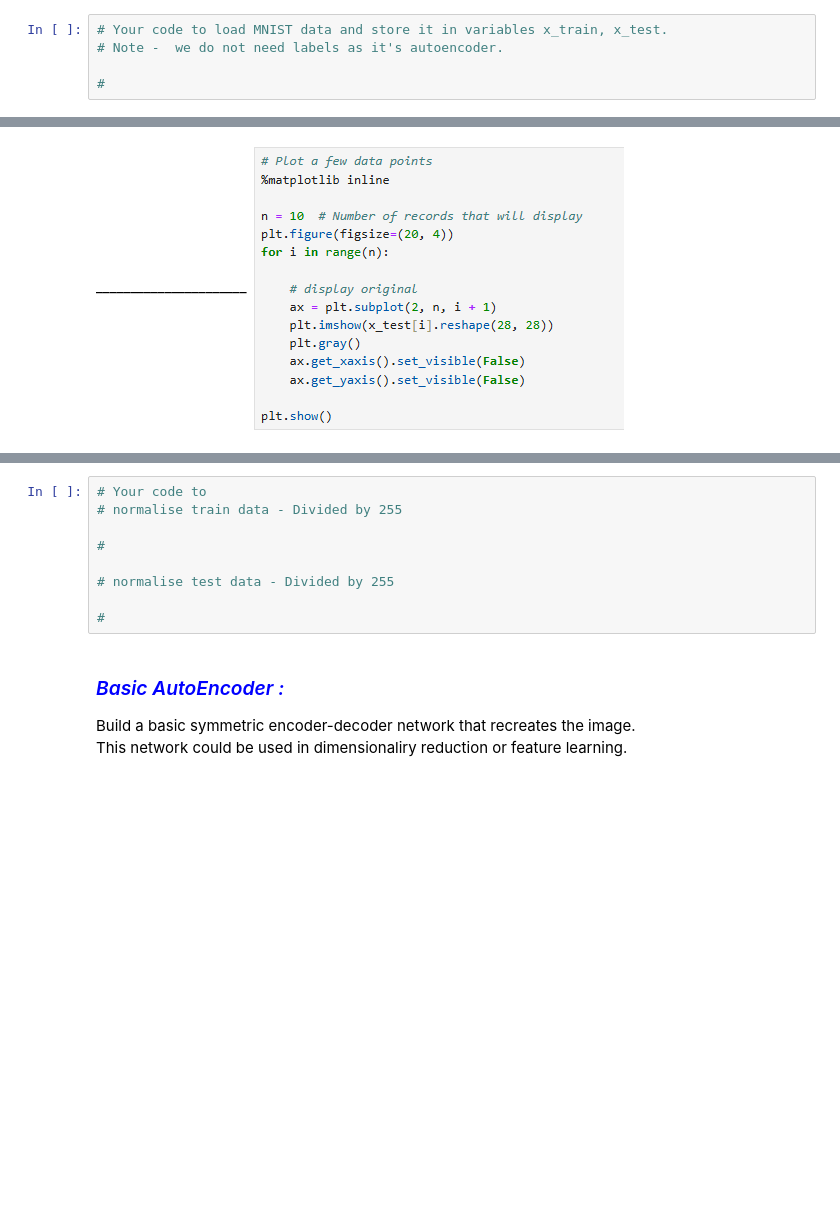
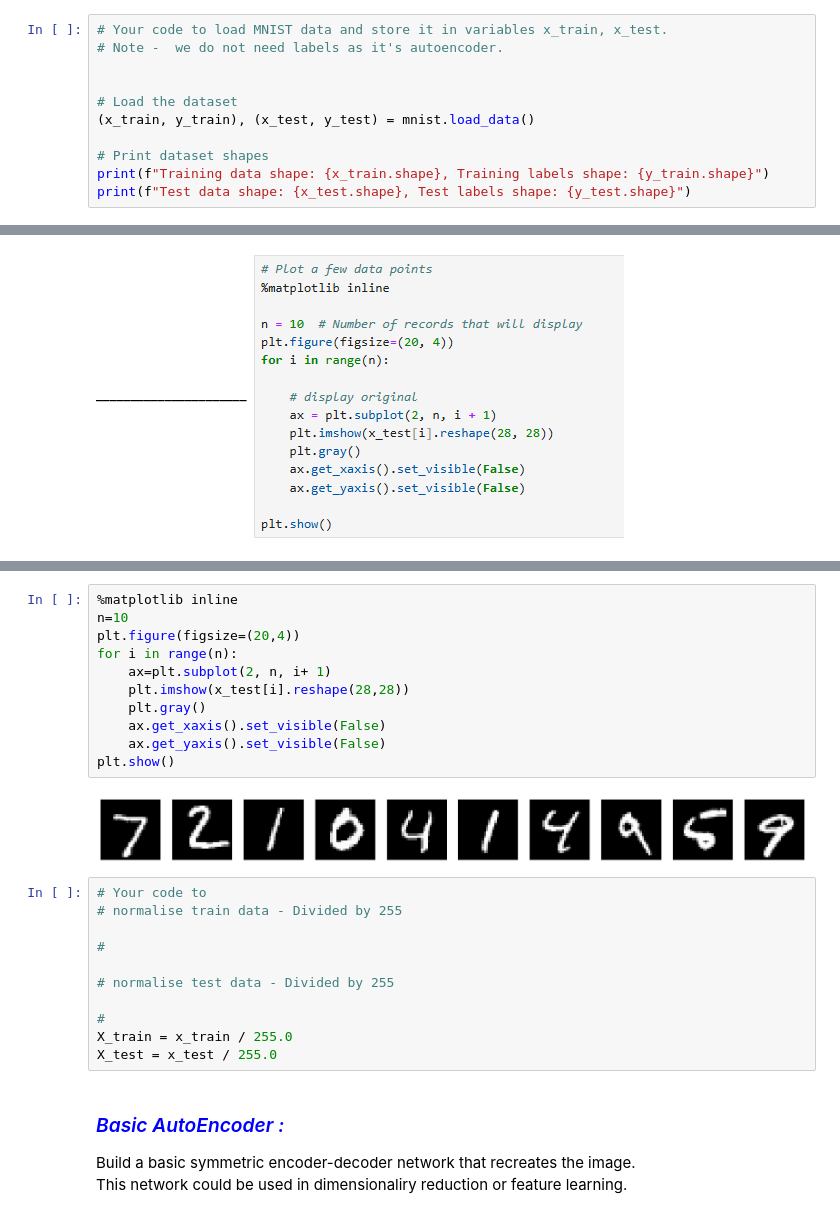
Before and after one commit to LeancuIoanCristian/NNandDL, a Jupyter notebook: Week-10__Simple_Autoendoder_std_2025.ipynb, the cells around one changed output, grey strips where cells are left out. Drawn from its saved outputs; the diff is of its cells as text; blank space fills up the shorter version.

```diff
--- a/Week-10__Simple_Autoendoder_std_2025.ipynb
+++ b/Week-10__Simple_Autoendoder_std_2025.ipynb
@@ -27,4 +38,10 @@ ____________________![image.png](attachment:3ff556fc-1f76-4be4-a216-1e8aecd11e54
 # Your code to load MNIST data and store it in variables x_train, x_test.
 # Note -  we do not need labels as it's autoencoder.
 
-#
+
+# Load the dataset
+(x_train, y_train), (x_test, y_test) = mnist.load_data()
+
+# Print dataset shapes
+print(f"Training data shape: {x_train.shape}, Training labels shape: {y_train.shape}")
+print(f"Test data shape: {x_test.shape}, Test labels shape: {y_test.shape}")
@@ -36,3 +53,16 @@ ______________________![image.png](attachment:74823cdf-09eb-4a7a-8a39-8c306d6de0
+# %%
+%matplotlib inline
+n=10
+plt.figure(figsize=(20,4))
+for i in range(n):
+    ax=plt.subplot(2, n, i+ 1)
+    plt.imshow(x_test[i].reshape(28,28))
+    plt.gray()
+    ax.get_xaxis().set_visible(False)
+    ax.get_yaxis().set_visible(False)
+plt.show()
+# %% [output]
+[figure, added]
 # %%
 # Your code to
 # normalise train data - Divided by 255
@@ -42,6 +72,8 @@ ______________________![image.png](attachment:74823cdf-09eb-4a7a-8a39-8c306d6de0
 # normalise test data - Divided by 255
 
 #
+X_train = x_train / 255.0
+X_test = x_test / 255.0
 # %% [markdown]
 <html> <h3 style="font-style:italic; color:blue;"> Basic AutoEncoder : </h3> </html>
 
```
Also changed, not shown: parts of 41 cells of this notebook, 9 other files.
